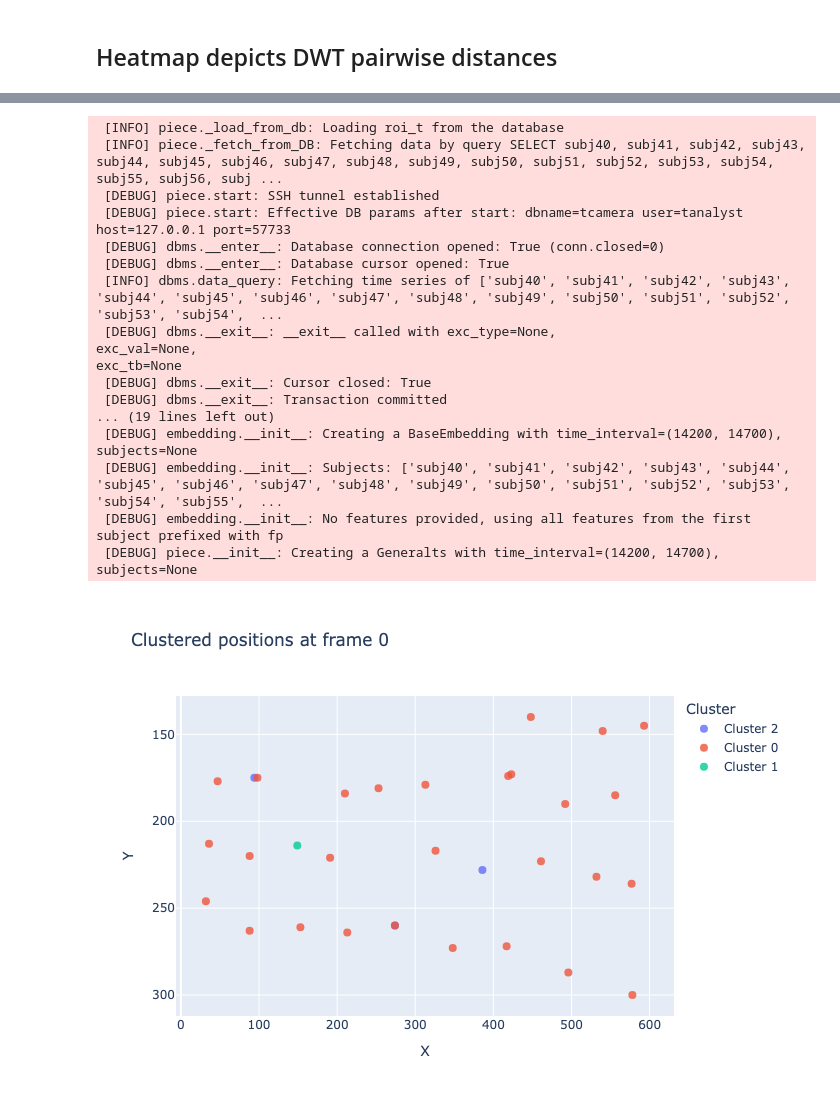
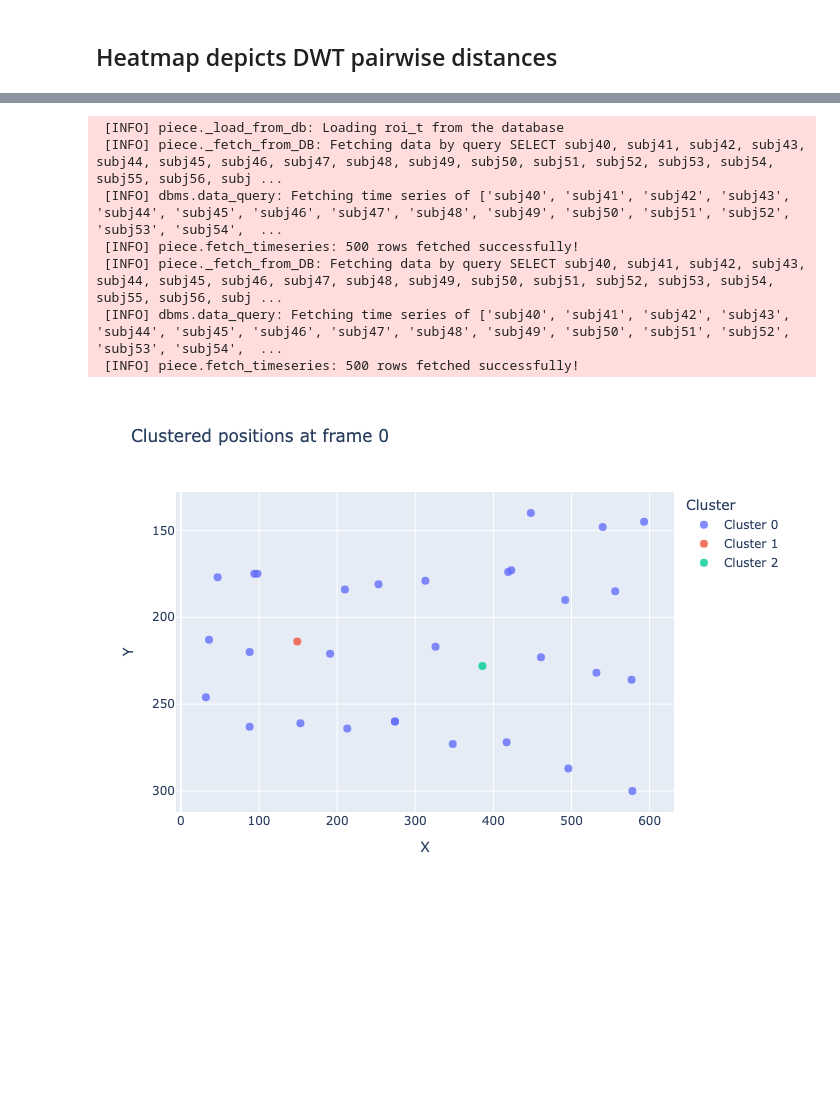
Before and after one commit to rdned/nbdev_fhemb, a Jupyter notebook: nbs/classify.ipynb, the cells around one changed output, grey strips where cells are left out. Cells and saved outputs as stored; diff of their text form; code cells hidden in the pictures; blank space fills up the shorter version.

```diff
--- a/nbs/classify.ipynb
+++ b/nbs/classify.ipynb
@@ -266,9 +178,8 @@ AttributeError: 'NoneType' object has no attribute 'subjects'
 # %%
-#| export
+features=['p90']
 
-features=['p90']
-clusters_subj_dg0, subj_clusters_dg0, labels_dg0, silhouette_dg0, centroids_dg0 = dtw_clustering(
-    dg0.percentiles_face(fbands=[1,2], features=features, factory=wfactory('db4', level=8)),
+clusters_subj_fftrio00, subj_clusters_fftrio00, labels_fftrio00, silhouette_fftrio00, centroids_fftrio00 = dtw_clustering(
+    fftrio00.percentiles_face(fbands=[1,2], features=features, factory=wfactory('db4', level=8)),
     normalize=False, #'minmax',
     metric = "dtw",
     n_clusters=3,
@@ -296,23 +206,11 @@ clusters_subj_dg0, subj_clusters_dg0, labels_dg0, silhouette_dg0, centroids_dg0
 # %%
-#| eval: false
-
-depict_clusters(clusters_subj_dg0, dg0.roi_t.position.features_tint)
+depict_clusters(clusters_subj_fftrio00, fftrio00.roi_t.position.features_tint)
 # %% [output]
  [INFO] piece._load_from_db: Loading roi_t from the database
  [INFO] piece._fetch_from_DB: Fetching data by query SELECT subj40, subj41, subj42, subj43, subj44, subj45, subj46, subj47, subj48, subj49, subj50, subj51, subj52, subj53, subj54, subj55, subj56, subj ...
- [DEBUG] piece.start: SSH tunnel established
- [DEBUG] piece.start: Effective DB params after start: dbname=tcamera user=tanalyst host=127.0.0.1 port=57733
- [DEBUG] dbms.__enter__: Database connection opened: True (conn.closed=0)
- [DEBUG] dbms.__enter__: Database cursor opened: True
  [INFO] dbms.data_query: Fetching time series of ['subj40', 'subj41', 'subj42', 'subj43', 'subj44', 'subj45', 'subj46', 'subj47', 'subj48', 'subj49', 'subj50', 'subj51', 'subj52', 'subj53', 'subj54',  ...
- [DEBUG] dbms.__exit__: __exit__ called with exc_type=None,
-exc_val=None,
-exc_tb=None
- [DEBUG] dbms.__exit__: Cursor closed: True
- [DEBUG] dbms.__exit__: Transaction committed
-... (19 lines left out)
- [DEBUG] embedding.__init__: Creating a BaseEmbedding with time_interval=(14200, 14700), subjects=None
- [DEBUG] embedding.__init__: Subjects: ['subj40', 'subj41', 'subj42', 'subj43', 'subj44', 'subj45', 'subj46', 'subj47', 'subj48', 'subj49', 'subj50', 'subj51', 'subj52', 'subj53', 'subj54', 'subj55',  ...
- [DEBUG] embedding.__init__: No features provided, using all features from the first subject prefixed with fp
- [DEBUG] piece.__init__: Creating a Generalts with time_interval=(14200, 14700), subjects=None
+ [INFO] piece.fetch_timeseries: 500 rows fetched successfully!
+ [INFO] piece._fetch_from_DB: Fetching data by query SELECT subj40, subj41, subj42, subj43, subj44, subj45, subj46, subj47, subj48, subj49, subj50, subj51, subj52, subj53, subj54, subj55, subj56, subj ...
+ [INFO] dbms.data_query: Fetching time series of ['subj40', 'subj41', 'subj42', 'subj43', 'subj44', 'subj45', 'subj46', 'subj47', 'subj48', 'subj49', 'subj50', 'subj51', 'subj52', 'subj53', 'subj54',  ...
+ [INFO] piece.fetch_timeseries: 500 rows fetched successfully!
-[figure, old version]
+[figure, new version]
```
Also changed, not shown: parts of 26 cells of this notebook, 1 other file.
